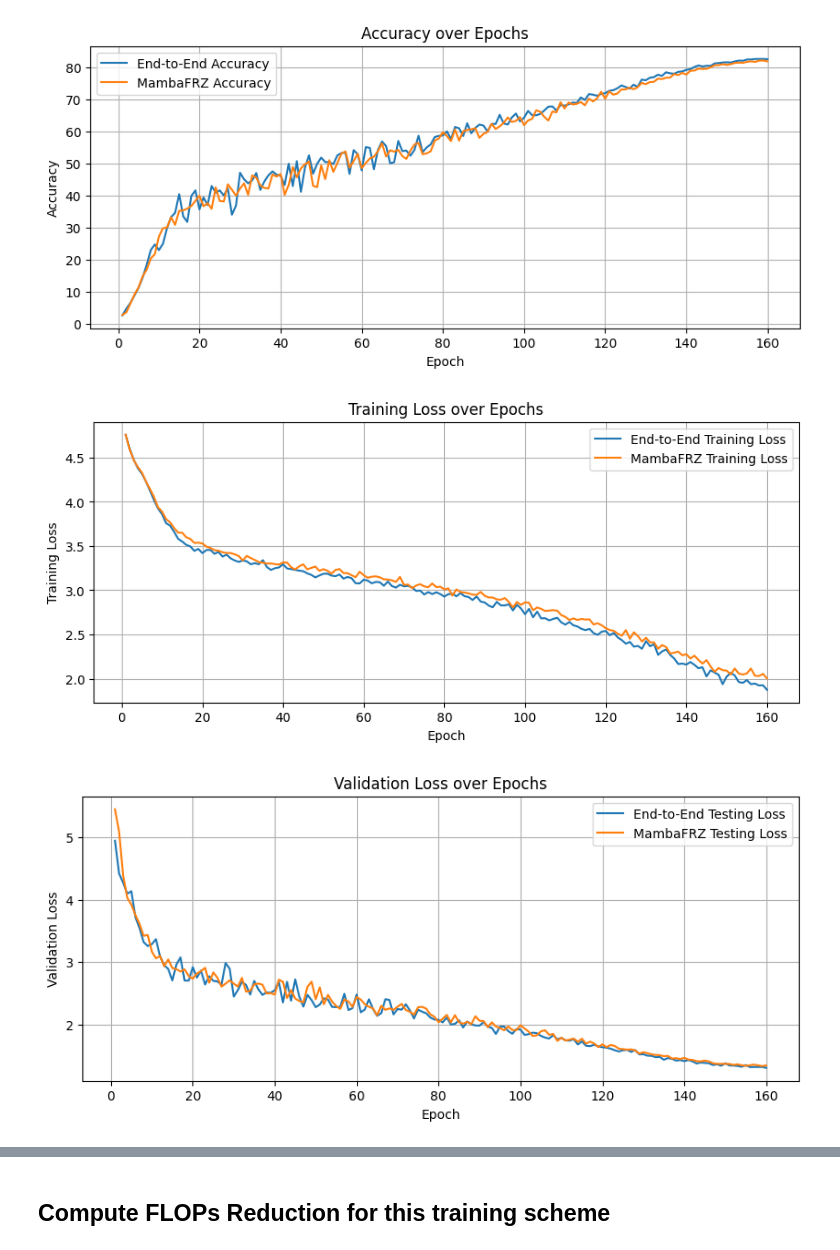
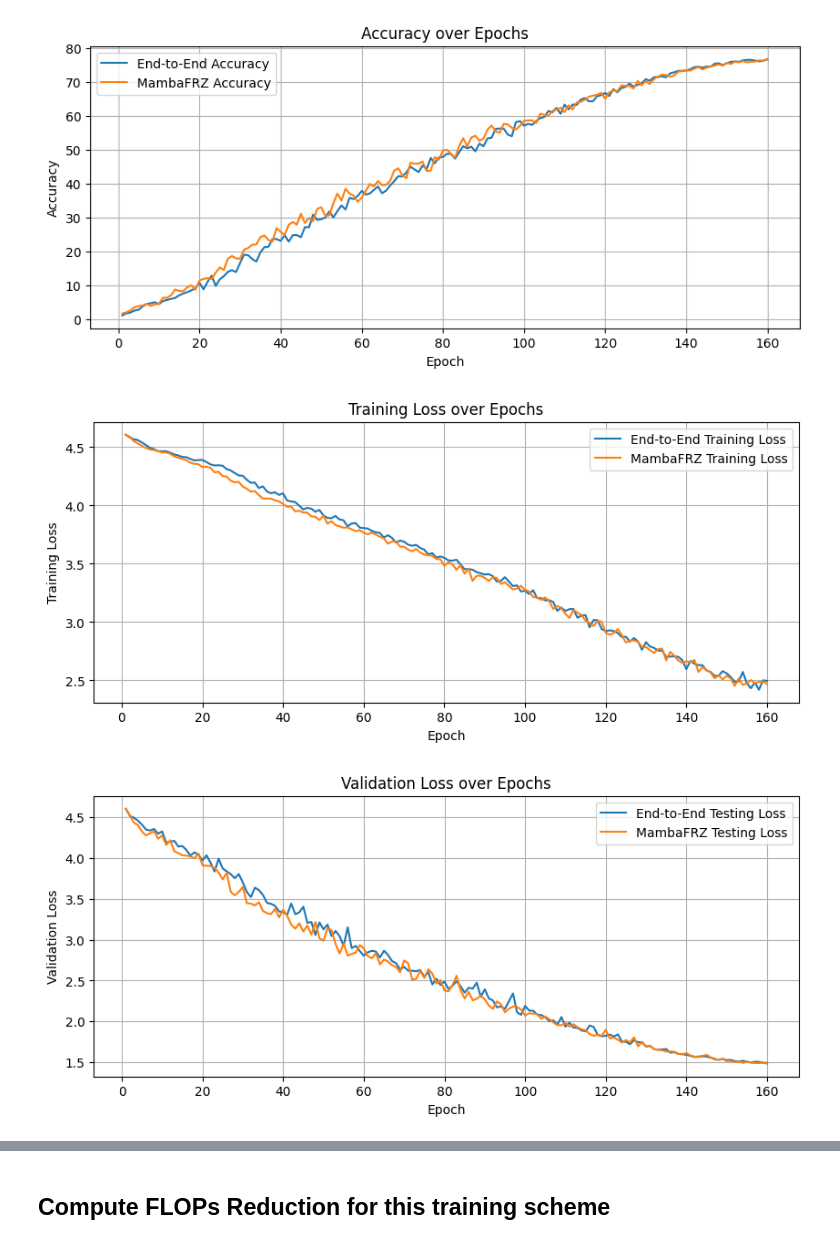
Before and after one commit to Ktuzinowski/MambaFRZ, a Jupyter notebook: CompareResultsOfTwoExperiments.ipynb, the cells around one changed output, grey strips where cells are left out. Saved outputs shown, nothing was run; the diff lists cells and outputs as text; code cells hidden in the pictures.

```diff
--- a/CompareResultsOfTwoExperiments.ipynb
+++ b/CompareResultsOfTwoExperiments.ipynb
@@ -142,5 +142,5 @@ def plot_accuracy_of_full_vs_similarity_guided_training_metrics(full_training_fi
     plt.grid(True)
     plt.show()
 # %%
-plot_accuracy_of_full_vs_similarity_guided_training_metrics(f"{experiment_one}/seed_{experiment_one_seed}/fully_trained_reference_model_resnet50_metrics.pkl", f"{experiment_two}/seed_{experiment_two_seed}/fully_trained_reference_model_resnet50_metrics.pkl")
+plot_accuracy_of_full_vs_similarity_guided_training_metrics(f"{experiment_one}/seed_{experiment_one_seed}/fully_trained_reference_model_{architecture}_metrics.pkl", f"{experiment_two}/seed_{experiment_two_seed}/fully_trained_reference_model_{architecture}_metrics.pkl")
 # %% [output]
@@ -151,6 +151,6 @@ Max Accuracy Similarity-Guided Training: 82.14
-[figure, old version]
+[figure, new version]
-[figure, old version]
+[figure, new version]
-[figure, old version]
+[figure, new version]
 # %%
 # Compare CKA values of experiment with failed weights and new weights
 def plot_results_plotly(all_epochs_matrix, all_epochs_matrix2, layer_types='s'):
```
Also changed, not shown: parts of 18 cells of this notebook, 21 other files.
